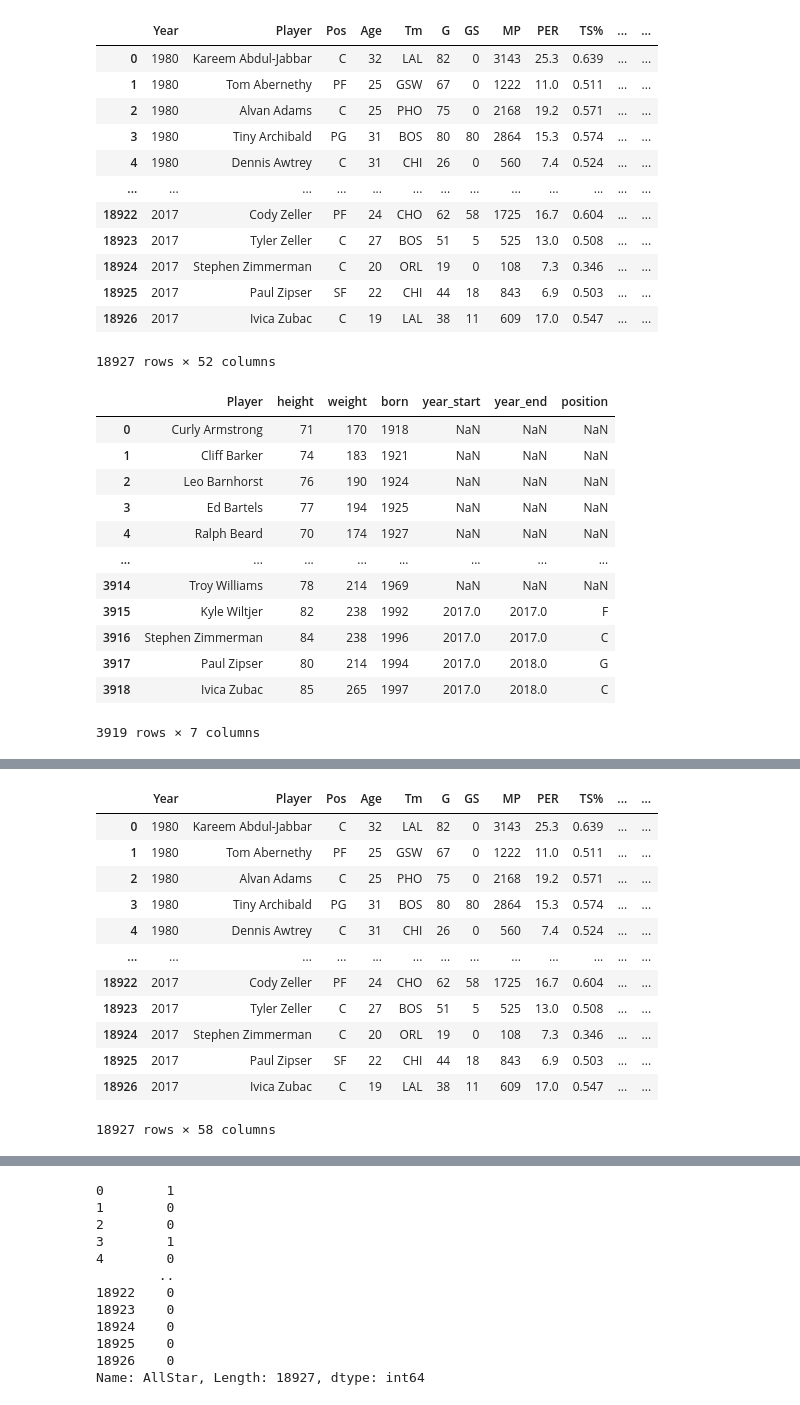
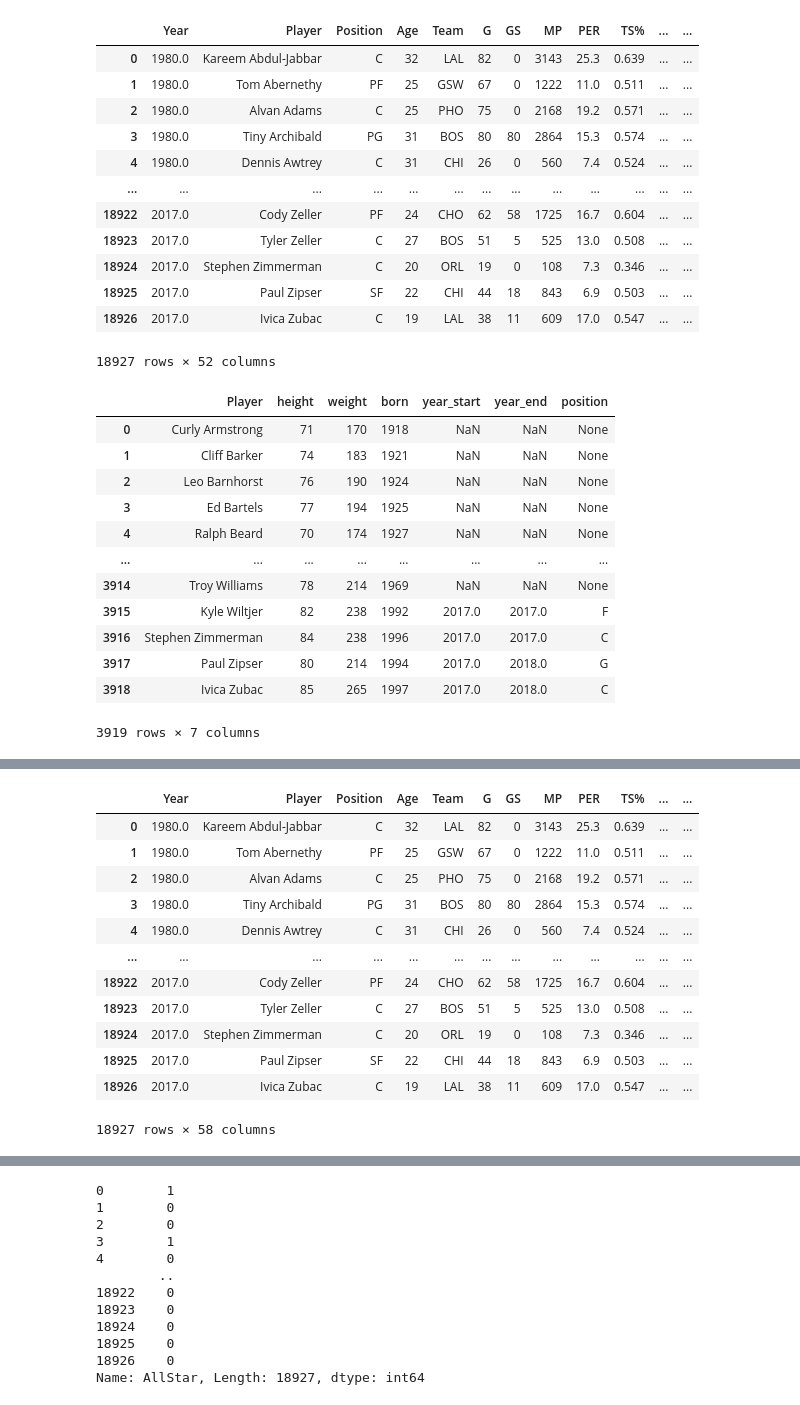
Before and after one commit to Reed-Daniel/20_Group_4_Final_Project, a Jupyter notebook: Features_Ranking_RandFrrst.ipynb, the cells around one changed output, grey strips where cells are left out. Drawn from its saved outputs; the diff is of its cells as text; code cells hidden in the pictures.

```diff
--- a/Features_Ranking_RandFrrst.ipynb
+++ b/Features_Ranking_RandFrrst.ipynb
@@ -47,36 +45,36 @@ per_game_df = pd.read_sql('SELECT * FROM per_game_stats', engine)
 plt.rcParams.update({'figure.figsize': (12.0, 8.0)})
 plt.rcParams.update({'font.size': 14})
 # %%
-file_path = "20_Group_4_Final_Project/Resources/modern_season_stats_clean.csv"
-seasons_df = pd.read_csv(file_path)
+#file_path = "20_Group_4_Final_Project/Resources/modern_season_stats_clean.csv"
+#seasons_df = pd.read_csv(file_path)
 seasons_df
 # %% [output]
-|  | Year | Player | Pos | Age | Tm | G | GS | MP | PER | TS% | ... | ... |
-| 0 | 1980 | Kareem Abdul-Jabbar | C | 32 | LAL | 82 | 0 | 3143 | 25.3 | 0.639 | ... | ... |
-| 1 | 1980 | Tom Abernethy | PF | 25 | GSW | 67 | 0 | 1222 | 11.0 | 0.511 | ... | ... |
-| 2 | 1980 | Alvan Adams | C | 25 | PHO | 75 | 0 | 2168 | 19.2 | 0.571 | ... | ... |
-| 3 | 1980 | Tiny Archibald | PG | 31 | BOS | 80 | 80 | 2864 | 15.3 | 0.574 | ... | ... |
-| 4 | 1980 | Dennis Awtrey | C | 31 | CHI | 26 | 0 | 560 | 7.4 | 0.524 | ... | ... |
+|  | Year | Player | Position | Age | Team | G | GS | MP | PER | TS% | ... | ... |
+| 0 | 1980.0 | Kareem Abdul-Jabbar | C | 32 | LAL | 82 | 0 | 3143 | 25.3 | 0.639 | ... | ... |
+| 1 | 1980.0 | Tom Abernethy | PF | 25 | GSW | 67 | 0 | 1222 | 11.0 | 0.511 | ... | ... |
+| 2 | 1980.0 | Alvan Adams | C | 25 | PHO | 75 | 0 | 2168 | 19.2 | 0.571 | ... | ... |
+| 3 | 1980.0 | Tiny Archibald | PG | 31 | BOS | 80 | 80 | 2864 | 15.3 | 0.574 | ... | ... |
+| 4 | 1980.0 | Dennis Awtrey | C | 31 | CHI | 26 | 0 | 560 | 7.4 | 0.524 | ... | ... |
 | ... | ... | ... | ... | ... | ... | ... | ... | ... | ... | ... | ... | ... |
-| 18922 | 2017 | Cody Zeller | PF | 24 | CHO | 62 | 58 | 1725 | 16.7 | 0.604 | ... | ... |
-| 18923 | 2017 | Tyler Zeller | C | 27 | BOS | 51 | 5 | 525 | 13.0 | 0.508 | ... | ... |
-| 18924 | 2017 | Stephen Zimmerman | C | 20 | ORL | 19 | 0 | 108 | 7.3 | 0.346 | ... | ... |
-| 18925 | 2017 | Paul Zipser | SF | 22 | CHI | 44 | 18 | 843 | 6.9 | 0.503 | ... | ... |
-| 18926 | 2017 | Ivica Zubac | C | 19 | LAL | 38 | 11 | 609 | 17.0 | 0.547 | ... | ... |
+| 18922 | 2017.0 | Cody Zeller | PF | 24 | CHO | 62 | 58 | 1725 | 16.7 | 0.604 | ... | ... |
+| 18923 | 2017.0 | Tyler Zeller | C | 27 | BOS | 51 | 5 | 525 | 13.0 | 0.508 | ... | ... |
+| 18924 | 2017.0 | Stephen Zimmerman | C | 20 | ORL | 19 | 0 | 108 | 7.3 | 0.346 | ... | ... |
+| 18925 | 2017.0 | Paul Zipser | SF | 22 | CHI | 44 | 18 | 843 | 6.9 | 0.503 | ... | ... |
+| 18926 | 2017.0 | Ivica Zubac | C | 19 | LAL | 38 | 11 | 609 | 17.0 | 0.547 | ... | ... |
 18927 rows × 52 columns
 # %%
-file_path2 = "20_Group_4_Final_Project/Resources/players_clean.csv"
-player_shape_df = pd.read_csv(file_path2)
-player_shape_df
+#file_path2 = "20_Group_4_Final_Project/Resources/players_clean.csv"
+#player_shape_df = pd.read_csv(file_path2)
+players_df
 # %% [output]
 |  | Player | height | weight | born | year_start | year_end | position |
-| 0 | Curly Armstrong | 71 | 170 | 1918 | NaN | NaN | NaN |
-| 1 | Cliff Barker | 74 | 183 | 1921 | NaN | NaN | NaN |
-| 2 | Leo Barnhorst | 76 | 190 | 1924 | NaN | NaN | NaN |
-| 3 | Ed Bartels | 77 | 194 | 1925 | NaN | NaN | NaN |
-| 4 | Ralph Beard | 70 | 174 | 1927 | NaN | NaN | NaN |
+| 0 | Curly Armstrong | 71 | 170 | 1918 | NaN | NaN | None |
+| 1 | Cliff Barker | 74 | 183 | 1921 | NaN | NaN | None |
+| 2 | Leo Barnhorst | 76 | 190 | 1924 | NaN | NaN | None |
+| 3 | Ed Bartels | 77 | 194 | 1925 | NaN | NaN | None |
+| 4 | Ralph Beard | 70 | 174 | 1927 | NaN | NaN | None |
 | ... | ... | ... | ... | ... | ... | ... | ... |
-| 3914 | Troy Williams | 78 | 214 | 1969 | NaN | NaN | NaN |
+| 3914 | Troy Williams | 78 | 214 | 1969 | NaN | NaN | None |
 | 3915 | Kyle Wiltjer | 82 | 238 | 1992 | 2017.0 | 2017.0 | F |
 | 3916 | Stephen Zimmerman | 84 | 238 | 1996 | 2017.0 | 2017.0 | C |
 | 3917 | Paul Zipser | 80 | 214 | 1994 | 2017.0 | 2018.0 | G |
@@ -101,21 +99,21 @@ per_game_df
 | 18926 | 2017 | Ivica Zubac | C | 16.0 | 7.5 | 0.8 | 4.2 | 0.4 | ... |
 18927 rows × 11 columns
 # %%
-master_first_df = pd.merge(seasons_df, player_shape_df, how="left", on=["Player"])
+master_first_df = pd.merge(seasons_df, players_df, how="left", on=["Player"])
 master_first_df
 # %% [output]
-|  | Year | Player | Pos | Age | Tm | G | GS | MP | PER | TS% | ... | ... |
-| 0 | 1980 | Kareem Abdul-Jabbar | C | 32 | LAL | 82 | 0 | 3143 | 25.3 | 0.639 | ... | ... |
-| 1 | 1980 | Tom Abernethy | PF | 25 | GSW | 67 | 0 | 1222 | 11.0 | 0.511 | ... | ... |
-| 2 | 1980 | Alvan Adams | C | 25 | PHO | 75 | 0 | 2168 | 19.2 | 0.571 | ... | ... |
-| 3 | 1980 | Tiny Archibald | PG | 31 | BOS | 80 | 80 | 2864 | 15.3 | 0.574 | ... | ... |
-| 4 | 1980 | Dennis Awtrey | C | 31 | CHI | 26 | 0 | 560 | 7.4 | 0.524 | ... | ... |
+|  | Year | Player | Position | Age | Team | G | GS | MP | PER | TS% | ... | ... |
+| 0 | 1980.0 | Kareem Abdul-Jabbar | C | 32 | LAL | 82 | 0 | 3143 | 25.3 | 0.639 | ... | ... |
+| 1 | 1980.0 | Tom Abernethy | PF | 25 | GSW | 67 | 0 | 1222 | 11.0 | 0.511 | ... | ... |
+| 2 | 1980.0 | Alvan Adams | C | 25 | PHO | 75 | 0 | 2168 | 19.2 | 0.571 | ... | ... |
+| 3 | 1980.0 | Tiny Archibald | PG | 31 | BOS | 80 | 80 | 2864 | 15.3 | 0.574 | ... | ... |
+| 4 | 1980.0 | Dennis Awtrey | C | 31 | CHI | 26 | 0 | 560 | 7.4 | 0.524 | ... | ... |
 | ... | ... | ... | ... | ... | ... | ... | ... | ... | ... | ... | ... | ... |
-| 18922 | 2017 | Cody Zeller | PF | 24 | CHO | 62 | 58 | 1725 | 16.7 | 0.604 | ... | ... |
-| 18923 | 2017 | Tyler Zeller | C | 27 | BOS | 51 | 5 | 525 | 13.0 | 0.508 | ... | ... |
-| 18924 | 2017 | Stephen Zimmerman | C | 20 | ORL | 19 | 0 | 108 | 7.3 | 0.346 | ... | ... |
-| 18925 | 2017 | Paul Zipser | SF | 22 | CHI | 44 | 18 | 843 | 6.9 | 0.503 | ... | ... |
-| 18926 | 2017 | Ivica Zubac | C | 19 | LAL | 38 | 11 | 609 | 17.0 | 0.547 | ... | ... |
+| 18922 | 2017.0 | Cody Zeller | PF | 24 | CHO | 62 | 58 | 1725 | 16.7 | 0.604 | ... | ... |
+| 18923 | 2017.0 | Tyler Zeller | C | 27 | BOS | 51 | 5 | 525 | 13.0 | 0.508 | ... | ... |
+| 18924 | 2017.0 | Stephen Zimmerman | C | 20 | ORL | 19 | 0 | 108 | 7.3 | 0.346 | ... | ... |
+| 18925 | 2017.0 | Paul Zipser | SF | 22 | CHI | 44 | 18 | 843 | 6.9 | 0.503 | ... | ... |
+| 18926 | 2017.0 | Ivica Zubac | C | 19 | LAL | 38 | 11 | 609 | 17.0 | 0.547 | ... | ... |
 18927 rows × 58 columns
 # %%
 master_final_df = pd.merge(master_first_df, per_game_df, how="left", on=["id"])
```
Also changed, not shown: parts of 16 cells of this notebook.
